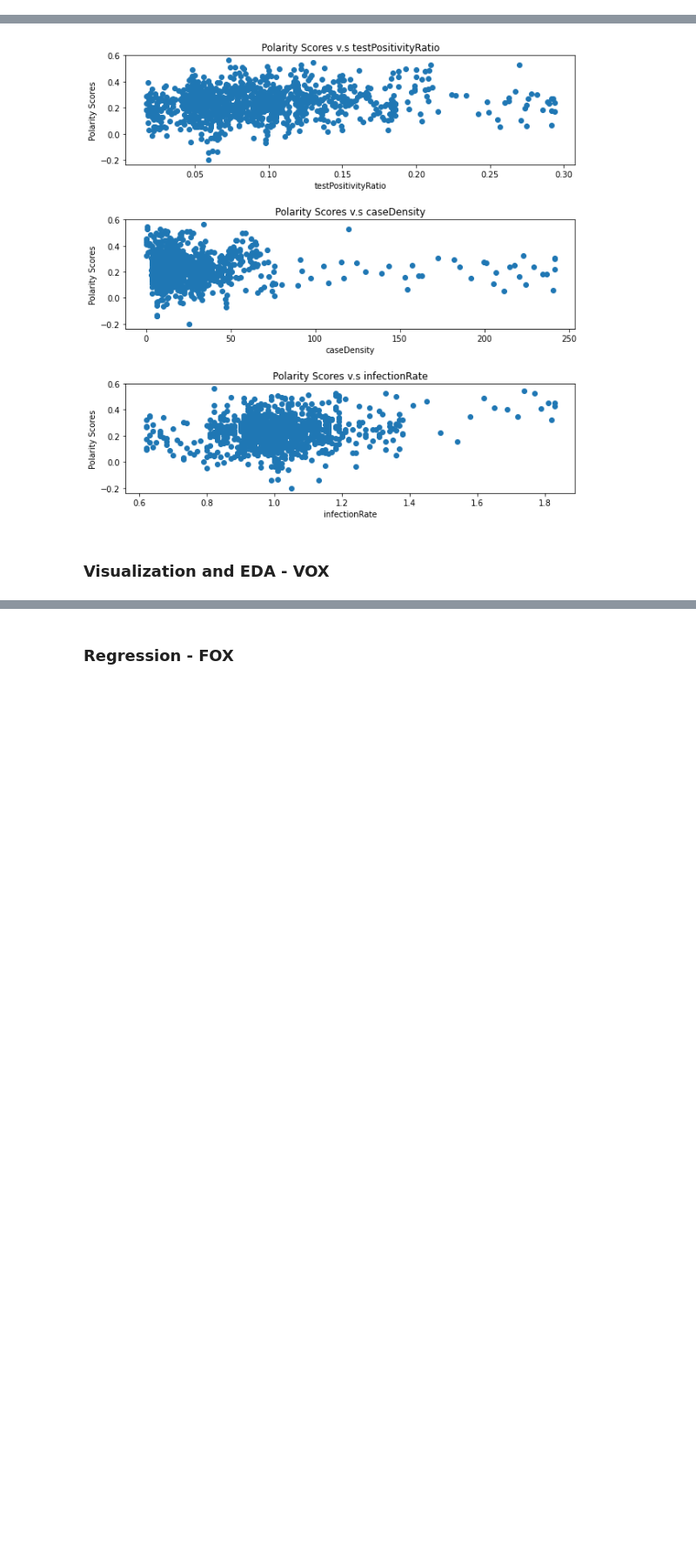
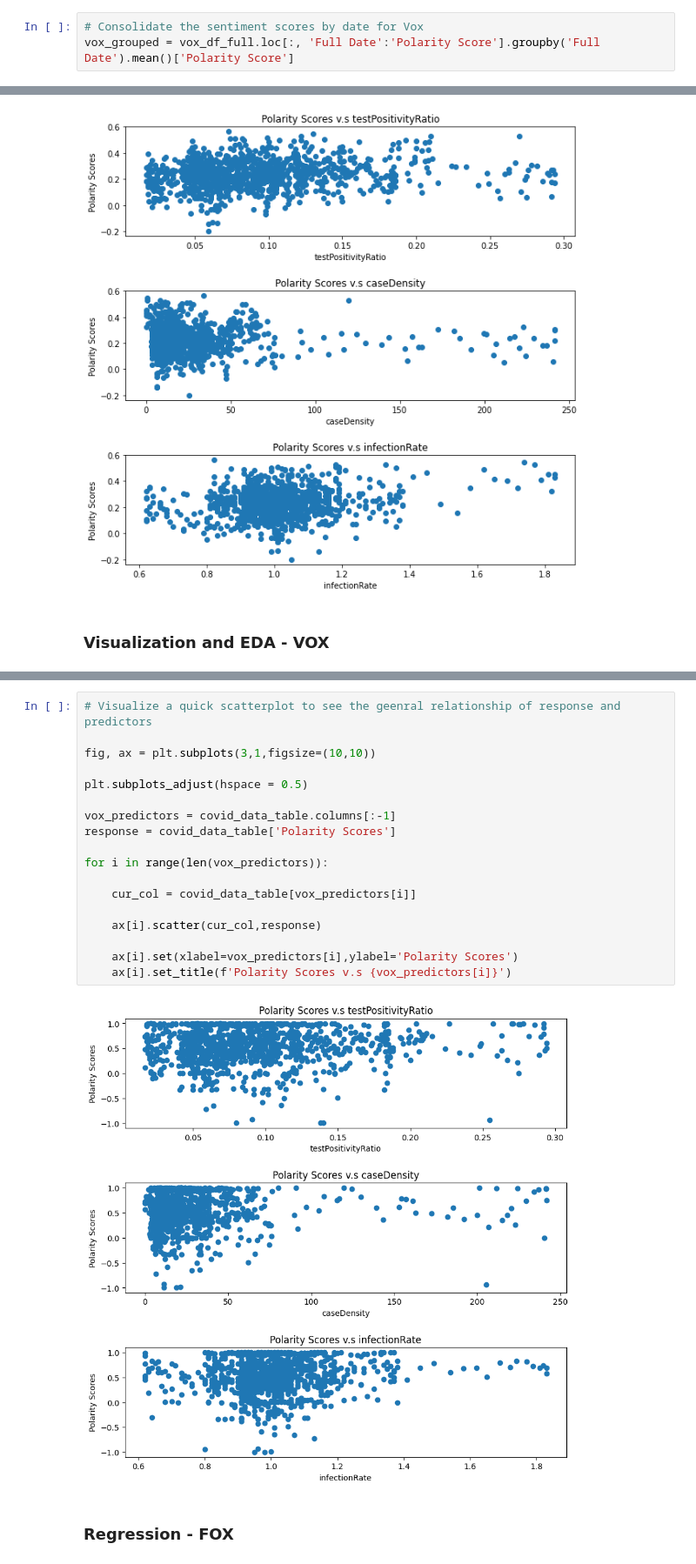
Before and after one commit to TekinGunasar/naan, a Jupyter notebook: John's Section,Clean Format.ipynb, the cells around one changed output, grey strips where cells are left out. Shown at 87% size. Saved outputs shown, nothing was run; the diff lists cells and outputs as text; blank space fills up the shorter version.

```diff
--- a/John's Section,Clean Format.ipynb
+++ b/John's Section,Clean Format.ipynb
@@ -384,0 +623,3 @@ proportion_matching/len(covid_data_table.index)
+# %%
+# Consolidate the sentiment scores by date for Vox
+vox_grouped = vox_df_full.loc[:, 'Full Date':'Polarity Score'].groupby('Full Date').mean()['Polarity Score']
@@ -471,3 +824,23 @@ for i in range(len(predictors)):
+# %%
+# Visualize a quick scatterplot to see the geenral relationship of response and predictors
+
+fig, ax = plt.subplots(3,1,figsize=(10,10))
+
+plt.subplots_adjust(hspace = 0.5)
+
+vox_predictors = covid_data_table.columns[:-1]
+response = covid_data_table['Polarity Scores']
+
+for i in range(len(vox_predictors)):
+
+    cur_col = covid_data_table[vox_predictors[i]]
+
+    ax[i].scatter(cur_col,response)
+
+    ax[i].set(xlabel=vox_predictors[i],ylabel='Polarity Scores')
+    ax[i].set_title(f'Polarity Scores v.s {vox_predictors[i]}')
+# %% [output]
+[figure, added]
 # %% [markdown]
 ### Regression - FOX
 # %% [markdown]
```
Also changed, not shown: parts of 43 cells of this notebook, 1 other file.
